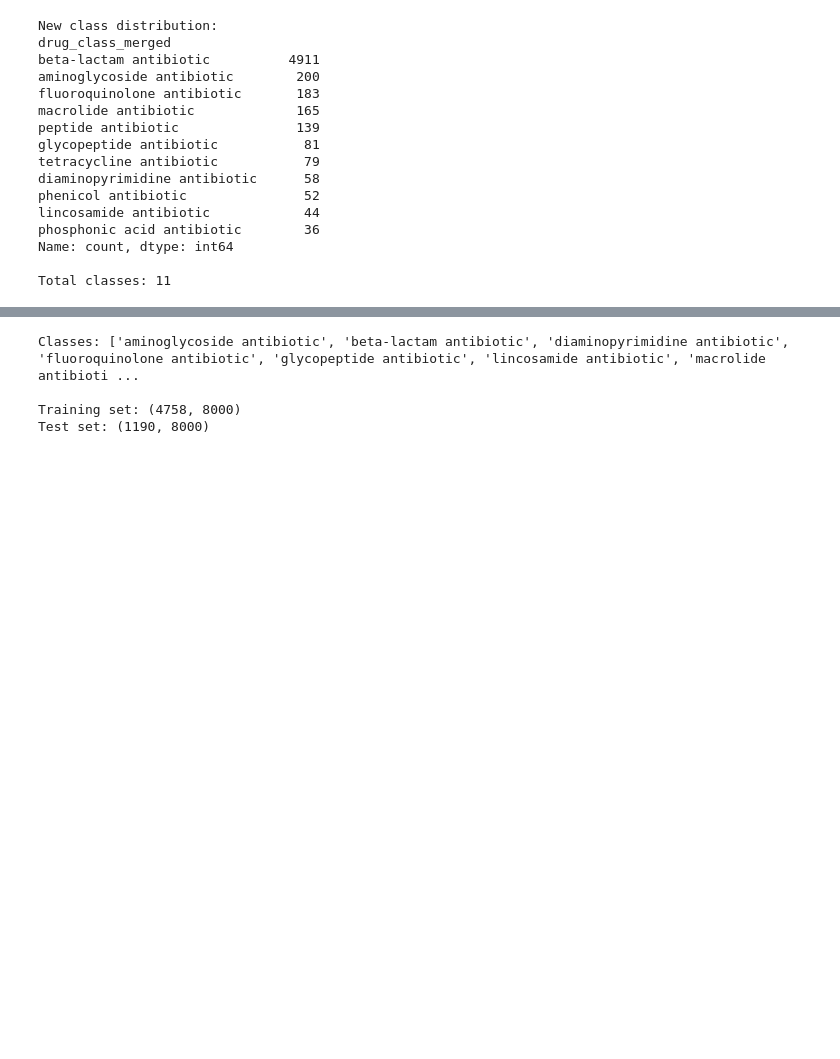
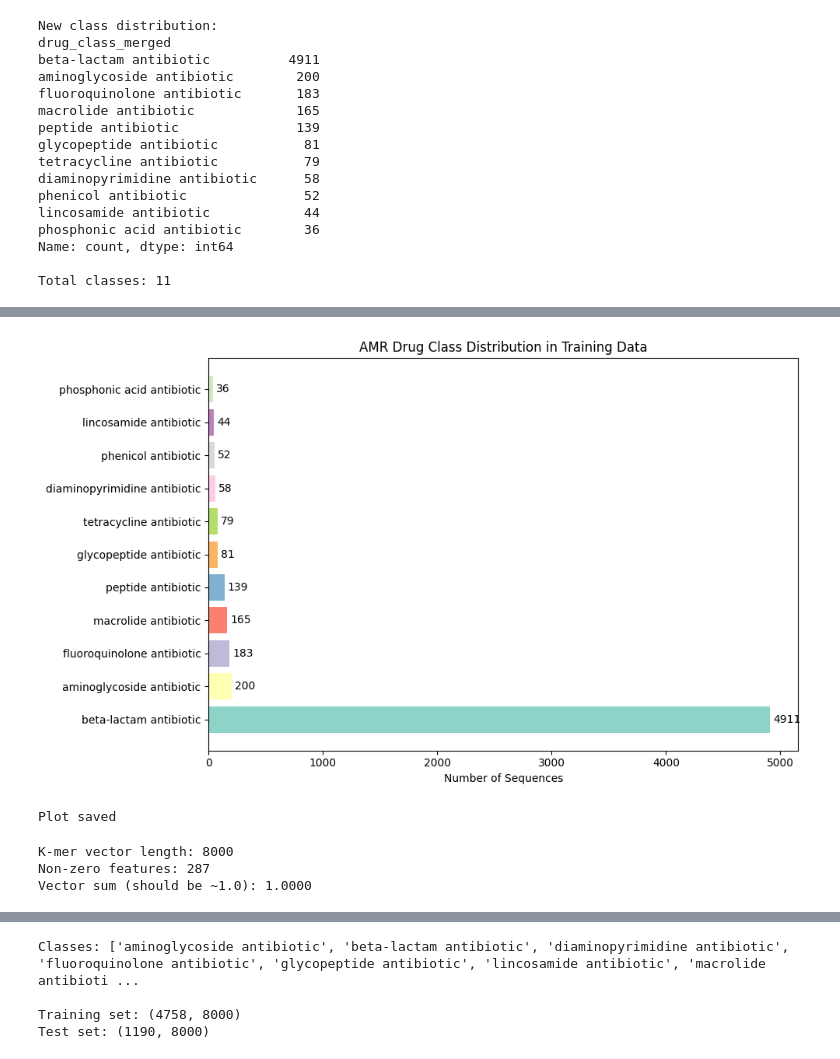
Before and after one commit to Khatri-ayush/AMR-Detective, a Jupyter notebook: amr_exploration.ipynb, the cells around one changed output, grey strips where cells are left out. Saved outputs shown, nothing was run; the diff lists cells and outputs as text; code cells hidden in the pictures; blank space fills up the shorter version.

```diff
--- a/amr_exploration.ipynb
+++ b/amr_exploration.ipynb
@@ -649,0 +324,52 @@ Total classes: 11
+# %%
+import matplotlib.pyplot as plt
+
+fig, ax = plt.subplots(figsize=(10, 6))
+
+counts = df_clean['drug_class_merged'].value_counts()
+colors = plt.cm.Set3(range(len(counts)))
+bars = ax.barh(counts.index, counts.values, color=colors)
+ax.set_xlabel("Number of Sequences")
+ax.set_title("AMR Drug Class Distribution in Training Data")
+ax.bar_label(bars, padding=3)
+plt.tight_layout()
+plt.savefig("data/class_distribution.png", dpi=150)
+plt.show()
+print("Plot saved")
+# %% [output]
+[figure, added]
+Plot saved
+# %%
+from itertools import product
+
+def get_kmers(sequence, k=3):
+    """Generate all possible amino acid k-mers"""
+    amino_acids = 'ACDEFGHIKLMNPQRSTVWY'
+    all_kmers = [''.join(p) for p in product(amino_acids, repeat=k)]
+    kmer_index = {km: i for i, km in enumerate(all_kmers)}
+
+    # Count k-mers in sequence
+    vector = np.zeros(len(all_kmers))
+    seq = sequence.upper()
+
+    for i in range(len(seq) - k + 1):
+        kmer = seq[i:i+k]
+        if kmer in kmer_index:
+            vector[kmer_index[kmer]] += 1
+
+    # Normalize by total kmers
+    total = vector.sum()
+    if total > 0:
+        vector = vector / total
+
+    return vector
+
+# Test on one sequence
+test_vec = get_kmers(df_clean['sequence'].iloc[0], k=3)
+print(f"K-mer vector length: {len(test_vec)}")
+print(f"Non-zero features: {np.count_nonzero(test_vec)}")
+print(f"Vector sum (should be ~1.0): {test_vec.sum():.4f}")
+# %% [output]
+K-mer vector length: 8000
+Non-zero features: 287
+Vector sum (should be ~1.0): 1.0000
```
Also changed, not shown: parts of 25 cells of this notebook.
